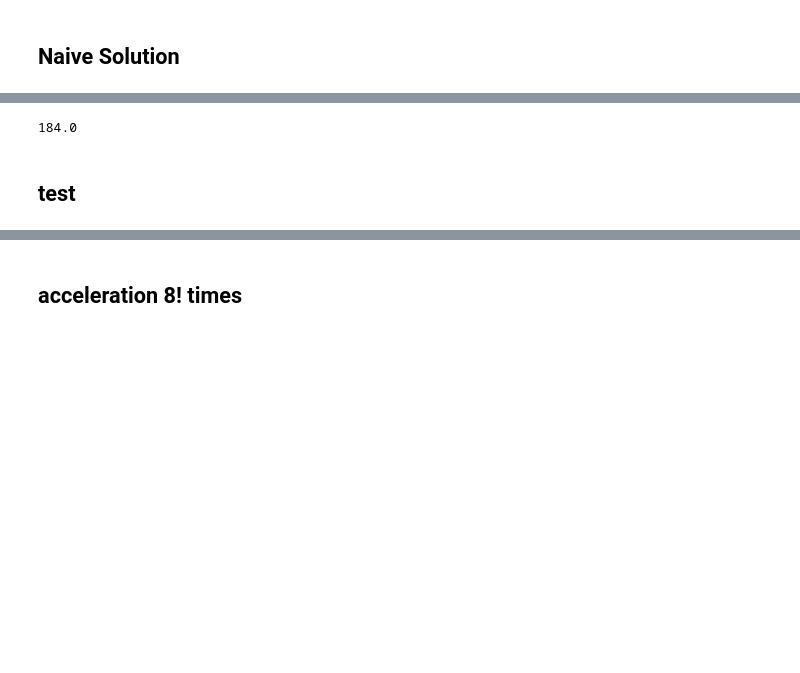
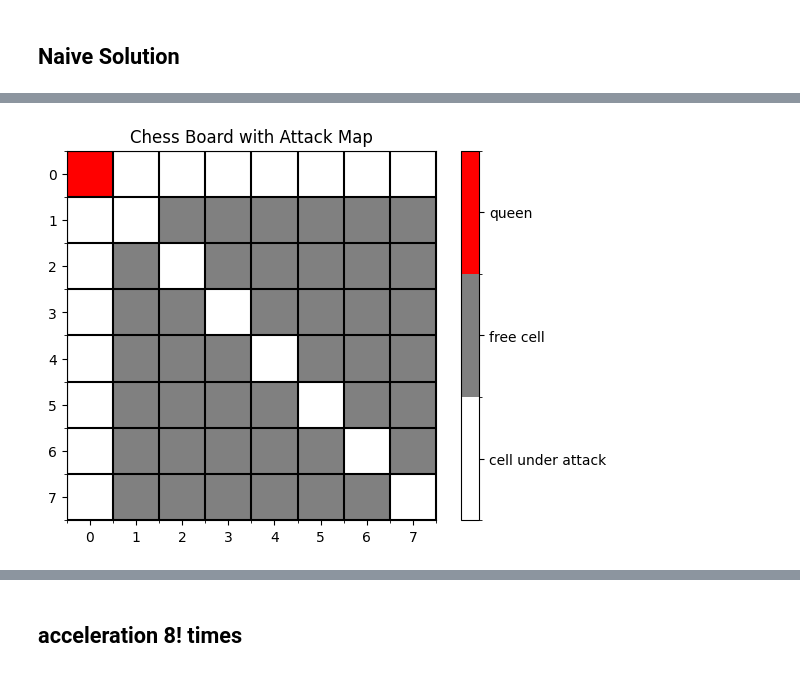
Before and after one commit to Tikhon-Radkevich/EPAM, a Jupyter notebook: combinatorics/knight.ipynb, the cells around one changed output, grey strips where cells are left out. Cells and saved outputs as stored; diff of their text form; code cells hidden in the pictures; blank space fills up the shorter version.

```diff
--- a/combinatorics/knight.ipynb
+++ b/combinatorics/knight.ipynb
@@ -218,6 +260,6 @@ print(lens_of_boards.count(1))
 # %%
-736.0/4
+test_queens_coords = [(0, 0)]
+test_attack_map = get_attack_board(test_queens_coords)
+visualize_chess_board(test_attack_map)
 # %% [output]
-184.0
+[figure, added]
-# %% [markdown]
-## test
```
Also changed, not shown: parts of 47 cells of this notebook.
